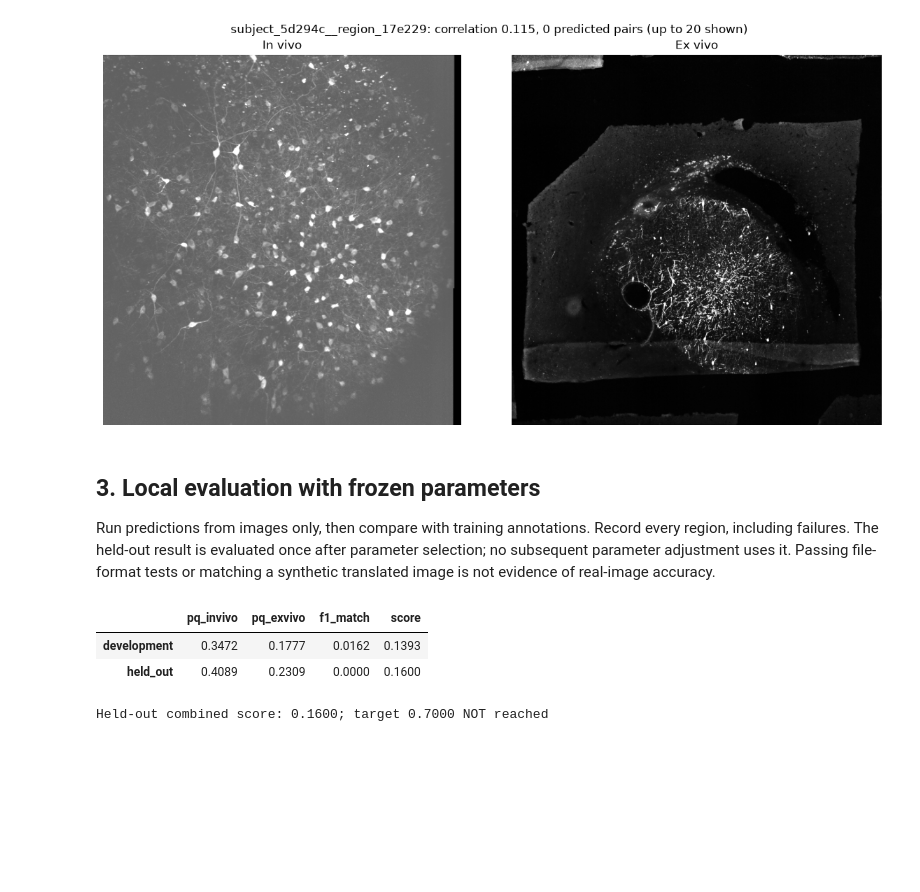
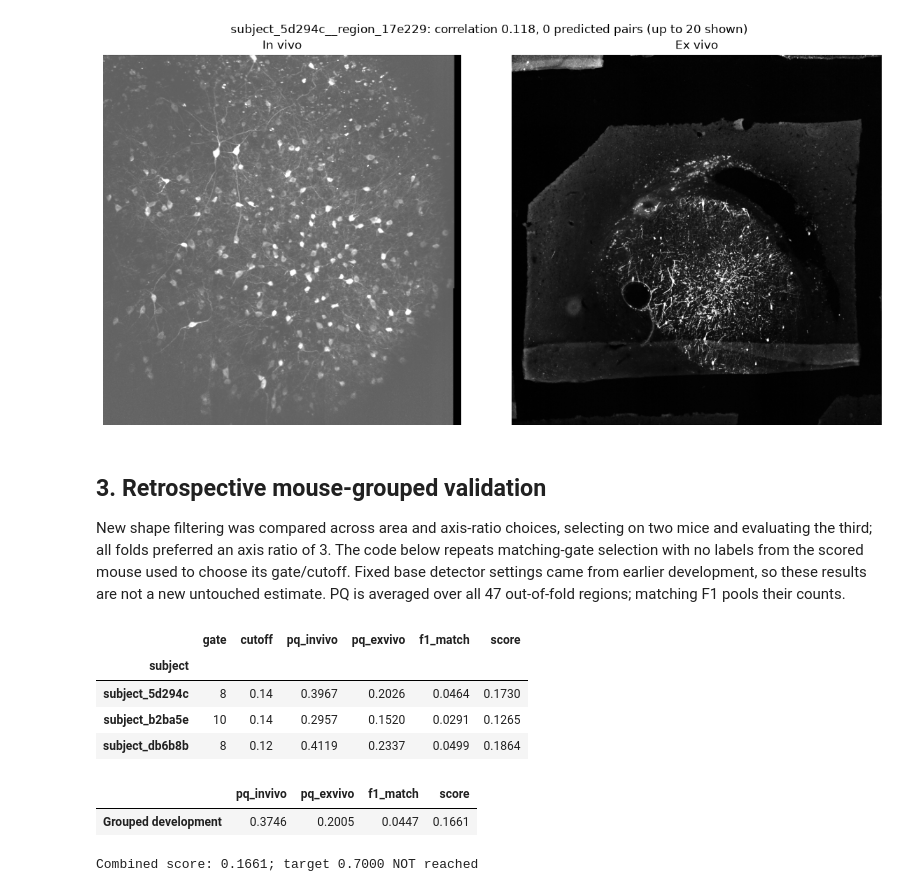
Before and after one commit to rohitfarfad/-CV-Cell-Matching-x-Segmentation, a Jupyter notebook: CellMatchingSegmentation.ipynb, the cells around one changed output. Cells and saved outputs as stored; diff of their text form; code cells hidden in the pictures; blank space fills up the shorter version.

```diff
--- a/CellMatchingSegmentation.ipynb
+++ b/CellMatchingSegmentation.ipynb
@@ -107,25 +118,46 @@ plt.show()
 # %% [output]
 [figure]
 # %% [markdown]
-## 3. Local evaluation with frozen parameters
+## 3. Retrospective mouse-grouped validation
 
-Run predictions from images only, then compare with training annotations. Record every region, including failures. The held-out result is evaluated once after parameter selection; no subsequent parameter adjustment uses it. Passing file-format tests or matching a synthetic translated image is not evidence of real-image accuracy.
+New shape filtering was compared across area and axis-ratio choices, selecting on two mice and evaluating the third; all folds preferred an axis ratio of 3. The code below repeats matching-gate selection with no labels from the scored mouse used to choose its gate/cutoff. Fixed base detector settings came from earlier development, so these results are not a new untouched estimate. PQ is averaged over all 47 out-of-fold regions; matching F1 pools their counts.
 # %%
 records = []
 for row in train.itertuples(index=False):
-    prediction, predicted_pairs, _, confidence = predict_pair(read_pair(root / "training", row.sample_id))
-    records.append(dict(sample_id=row.sample_id,
-                        split="held_out" if row.sample_id.split("__")[0] == "subject_db6b8b" else "development",
-                        correlation=confidence, **evaluate(prediction, predicted_pairs, row)))
-metrics = pd.DataFrame(records)
-metrics.to_csv(out / "validation_per_region.csv", index=False)
-summary = pd.DataFrame({split: summarize(group) for split, group in metrics.groupby("split")}).T
-summary.to_csv(out / "validation_summary.csv")
-display(summary.round(4))
-score = summary.loc["held_out", "score"]
-print(f"Held-out combined score: {score:.4f}; target 0.7000 {'reached' if score >= .7 else 'NOT reached'}")
+    image_pair = read_pair(root / "training", row.sample_id)
+    prediction = [segment(im, **PARAMETERS[m]) for im, m in zip(image_pair, ["invivo", "exvivo"])]
+    transform, confidence = register(*image_pair)
+    for gate in [4, 6, 8, 10]:
+        predicted_pairs, _ = match_cells(*prediction, transform, gate)
+        for cutoff in [.08, .10, .12, .14, .16]:
+            accepted = predicted_pairs if confidence >= cutoff else []
+            records.append(dict(sample_id=row.sample_id, subject=row.sample_id.split("__")[0],
+                                gate=gate, cutoff=cutoff, correlation=confidence,
+                                **evaluate(prediction, accepted, row)))
+candidates = pd.DataFrame(records)
+candidates.to_csv(out / "lecture6_matching_candidates.csv", index=False)
+folds, choices = [], []
+for subject in sorted(candidates.subject.unique()):
+    development = candidates[candidates.subject != subject]
+    options = [dict(gate=gate, cutoff=cutoff, **summarize(group))
+               for (gate, cutoff), group in development.groupby(["gate", "cutoff"])]
+    best = max(options, key=lambda option: option["score"])
+    fold = candidates[(candidates.subject == subject) & (candidates.gate == best["gate"])
+                      & (candidates.cutoff == best["cutoff"])]
+    folds.append(fold)
+    choices.append(dict(subject=subject, gate=best["gate"], cutoff=best["cutoff"], **summarize(fold)))
+metrics = pd.concat(folds)
+metrics.to_csv(out / "lecture6_cv_metrics.csv", index=False)
+display(pd.DataFrame(choices).set_index("subject").round(4))
+summary = summarize(metrics)
+display(pd.DataFrame([summary], index=["Grouped development"]).round(4))
+print(f"Combined score: {summary['score']:.4f}; target 0.7000 {'reached' if summary['score'] >= .7 else 'NOT reached'}")
 # %% [output]
-|  | pq_invivo | pq_exvivo | f1_match | score |
-| development | 0.3472 | 0.1777 | 0.0162 | 0.1393 |
-| held_out | 0.4089 | 0.2309 | 0.0000 | 0.1600 |
+|  | gate | cutoff | pq_invivo | pq_exvivo | f1_match | score |
+| subject |  |  |  |  |  |  |
+| subject_5d294c | 8 | 0.14 | 0.3967 | 0.2026 | 0.0464 | 0.1730 |
+| subject_b2ba5e | 10 | 0.14 | 0.2957 | 0.1520 | 0.0291 | 0.1265 |
+| subject_db6b8b | 8 | 0.12 | 0.4119 | 0.2337 | 0.0499 | 0.1864 |
+|  | pq_invivo | pq_exvivo | f1_match | score |
+| Grouped development | 0.3746 | 0.2005 | 0.0447 | 0.1661 |
-Held-out combined score: 0.1600; target 0.7000 NOT reached
+Combined score: 0.1661; target 0.7000 NOT reached
```
Also changed, not shown: parts of 11 cells of this notebook, 4 other files.
